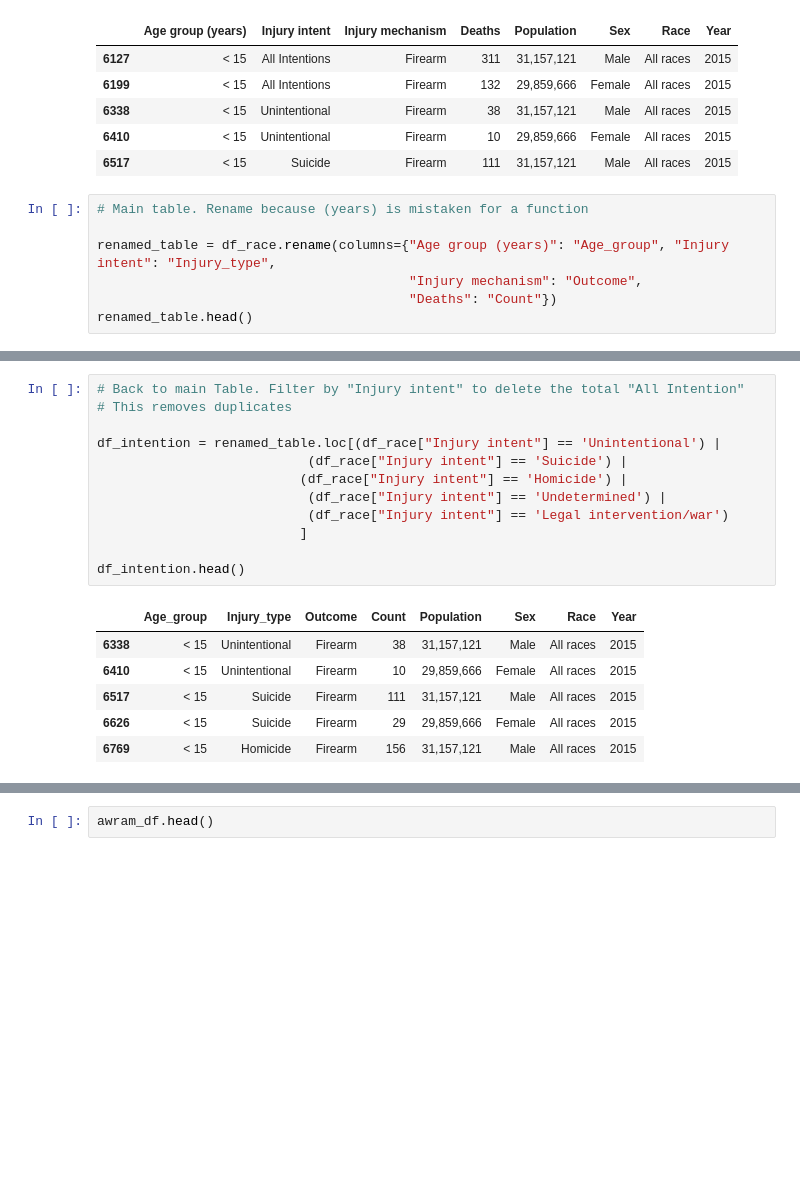
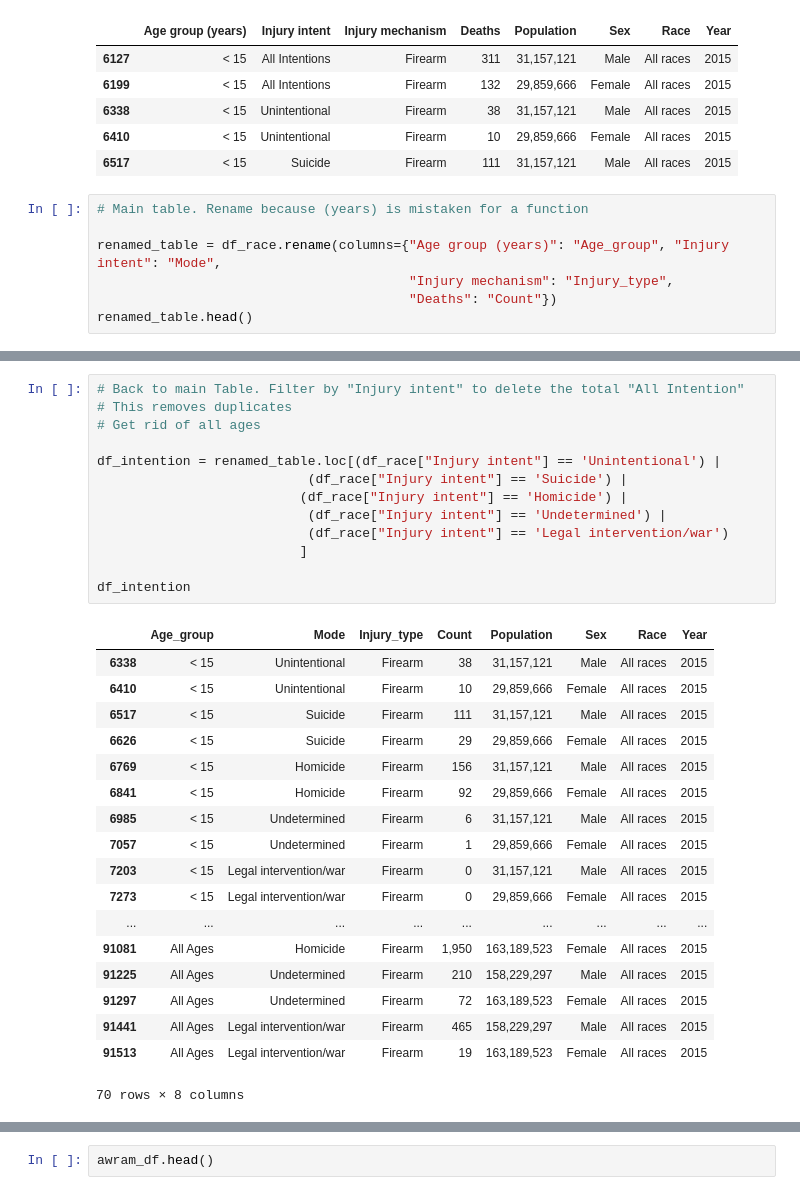
Before and after one commit to petarob/ETL_practice, a Jupyter notebook: injuries.ipynb, the cells around one changed output, grey strips where cells are left out. Drawn from its saved outputs; the diff is of its cells as text; blank space fills up the shorter version.

```diff
--- a/injuries.ipynb
+++ b/injuries.ipynb
@@ -98,8 +123,8 @@ df_race.head()
 # %%
 # Main table. Rename because (years) is mistaken for a function
 
-renamed_table = df_race.rename(columns={"Age group (years)": "Age_group", "Injury intent": "Injury_type",
-                                        "Injury mechanism": "Outcome",
+renamed_table = df_race.rename(columns={"Age group (years)": "Age_group", "Injury intent": "Mode",
+                                        "Injury mechanism": "Injury_type",
                                         "Deaths": "Count"})
 renamed_table.head()
 # %% [output]
@@ -141,20 +211,33 @@ df_pop2.head()
 # %%
 # Back to main Table. Filter by "Injury intent" to delete the total "All Intention"
 # This removes duplicates
+# Get rid of all ages
 
 df_intention = renamed_table.loc[(df_race["Injury intent"] == 'Unintentional') |
                            (df_race["Injury intent"] == 'Suicide') |
                           (df_race["Injury intent"] == 'Homicide') |
                            (df_race["Injury intent"] == 'Undetermined') |
                            (df_race["Injury intent"] == 'Legal intervention/war')
                           ]
 
-df_intention.head()
+df_intention
 # %% [output]
-|  | Age_group | Injury_type | Outcome | Count | Population | Sex | Race | Year |
+|  | Age_group | Mode | Injury_type | Count | Population | Sex | Race | Year |
 | 6338 | < 15 | Unintentional | Firearm | 38 | 31,157,121 | Male | All races | 2015 |
 | 6410 | < 15 | Unintentional | Firearm | 10 | 29,859,666 | Female | All races | 2015 |
 | 6517 | < 15 | Suicide | Firearm | 111 | 31,157,121 | Male | All races | 2015 |
 | 6626 | < 15 | Suicide | Firearm | 29 | 29,859,666 | Female | All races | 2015 |
 | 6769 | < 15 | Homicide | Firearm | 156 | 31,157,121 | Male | All races | 2015 |
+| 6841 | < 15 | Homicide | Firearm | 92 | 29,859,666 | Female | All races | 2015 |
+| 6985 | < 15 | Undetermined | Firearm | 6 | 31,157,121 | Male | All races | 2015 |
+| 7057 | < 15 | Undetermined | Firearm | 1 | 29,859,666 | Female | All races | 2015 |
+| 7203 | < 15 | Legal intervention/war | Firearm | 0 | 31,157,121 | Male | All races | 2015 |
+| 7273 | < 15 | Legal intervention/war | Firearm | 0 | 29,859,666 | Female | All races | 2015 |
+| ... | ... | ... | ... | ... | ... | ... | ... | ... |
+| 91081 | All Ages | Homicide | Firearm | 1,950 | 163,189,523 | Female | All races | 2015 |
+| 91225 | All Ages | Undetermined | Firearm | 210 | 158,229,297 | Male | All races | 2015 |
+| 91297 | All Ages | Undetermined | Firearm | 72 | 163,189,523 | Female | All races | 2015 |
+| 91441 | All Ages | Legal intervention/war | Firearm | 465 | 158,229,297 | Male | All races | 2015 |
+| 91513 | All Ages | Legal intervention/war | Firearm | 19 | 163,189,523 | Female | All races | 2015 |
+70 rows × 8 columns
 # %%
```
Also changed, not shown: parts of 31 cells of this notebook, 3 other files.
